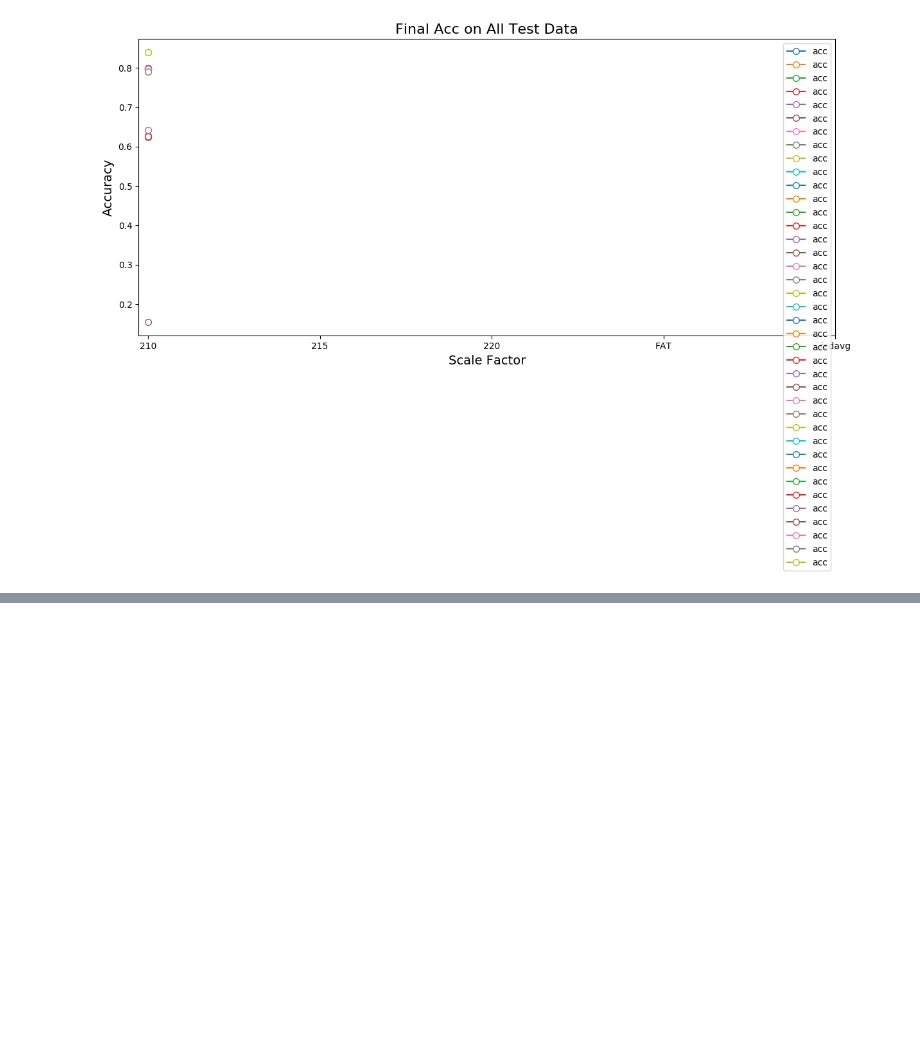
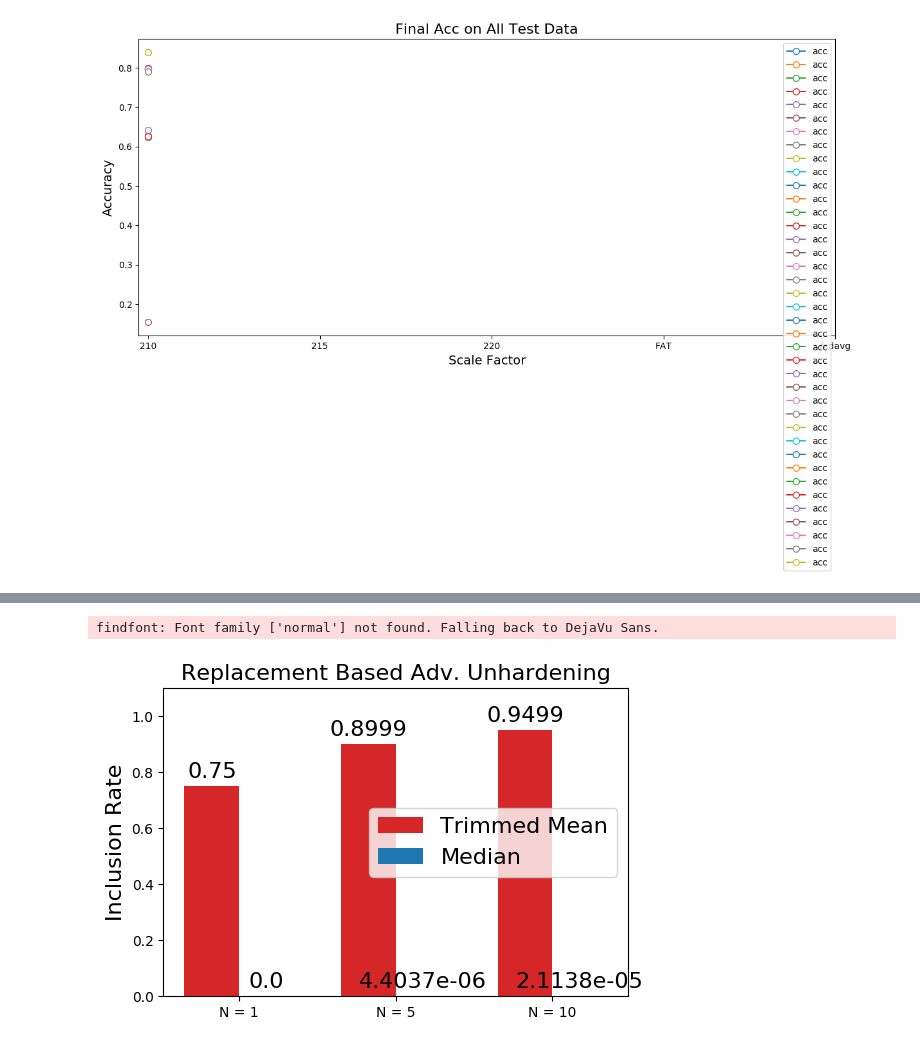
Before and after one commit to U1ltra/pFedDef, a Jupyter notebook: Evaluation/draw_figure.ipynb, the cells around one changed output, grey strips where cells are left out. Saved outputs shown, nothing was run; the diff lists cells and outputs as text; code cells hidden in the pictures; blank space fills up the shorter version.

```diff
--- a/Evaluation/draw_figure.ipynb
+++ b/Evaluation/draw_figure.ipynb
@@ -1042,0 +1085,6 @@ plot_training_curves(
+# %%
+from resPlot import plot_agg_inclusion
+plot_agg_inclusion("/home/ubuntu/Documents/jiarui/pFedDef/Evaluation/plots/agg_inclusion_.png")
+# %% [output]
+findfont: Font family ['normal'] not found. Falling back to DejaVu Sans.
+[figure, added]
```
Also changed, not shown: parts of 4 cells of this notebook.
